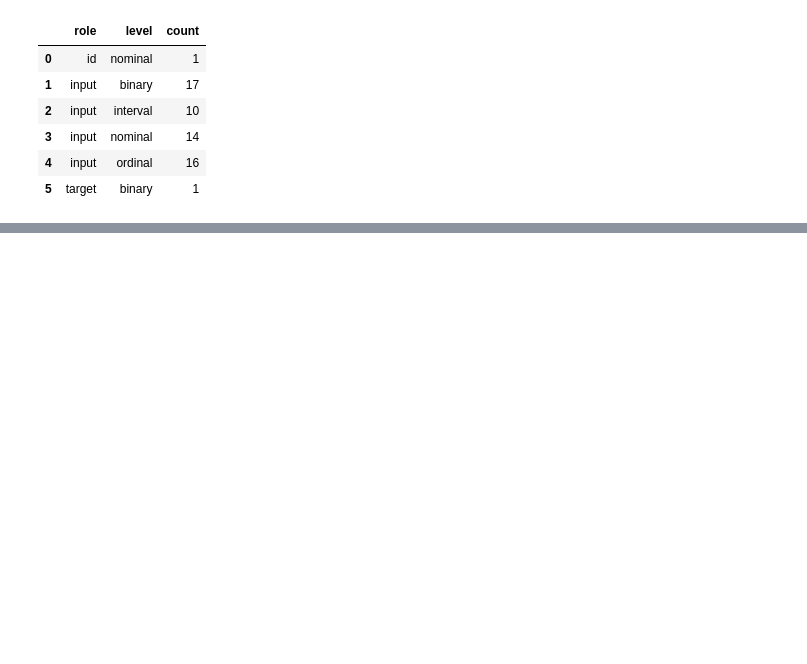
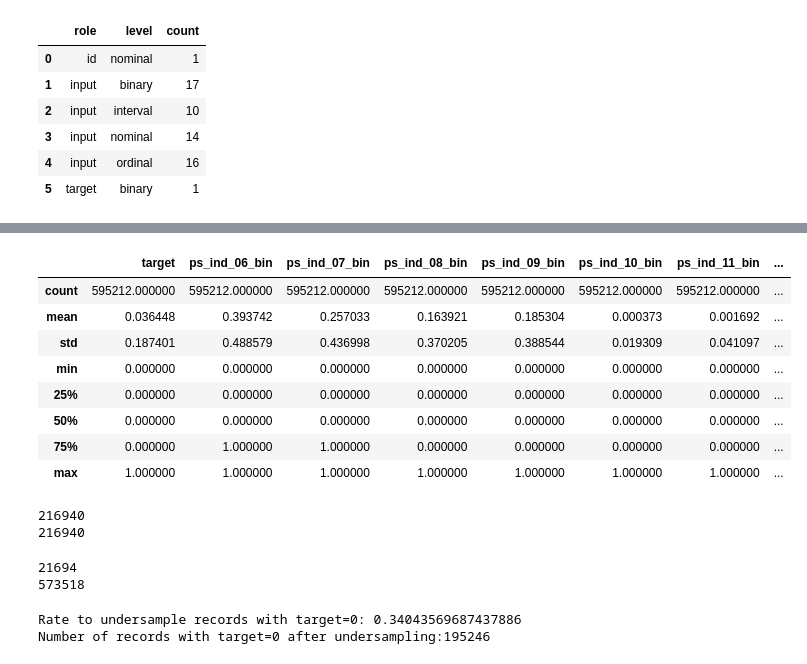
Before and after one commit to deokhye/Kaggle_personal, a Jupyter notebook: # 1. data preparation & exploration.ipynb, the cells around one changed output, grey strips where cells are left out. Cells and saved outputs as stored; diff of their text form; code cells hidden in the pictures; blank space fills up the shorter version.

Commit message:
imbalanced handling 까지

```diff
--- a/# 1. data preparation & exploration.ipynb
+++ b/# 1. data preparation & exploration.ipynb
@@ -161,0 +206,28 @@ pd.DataFrame({'count': meta.groupby(['role', 'level'])['role'].size()}).reset_in
+# %%
+# binarary variables
+v = meta[(meta.level == 'binary') & (meta.keep)].index
+train[v].describe()
+# %% [output]
+|  | target | ps_ind_06_bin | ps_ind_07_bin | ps_ind_08_bin | ps_ind_09_bin | ps_ind_10_bin | ps_ind_11_bin | ... |
+| count | 595212.000000 | 595212.000000 | 595212.000000 | 595212.000000 | 595212.000000 | 595212.000000 | 595212.000000 | ... |
+| mean | 0.036448 | 0.393742 | 0.257033 | 0.163921 | 0.185304 | 0.000373 | 0.001692 | ... |
+| std | 0.187401 | 0.488579 | 0.436998 | 0.370205 | 0.388544 | 0.019309 | 0.041097 | ... |
+| min | 0.000000 | 0.000000 | 0.000000 | 0.000000 | 0.000000 | 0.000000 | 0.000000 | ... |
+| 25% | 0.000000 | 0.000000 | 0.000000 | 0.000000 | 0.000000 | 0.000000 | 0.000000 | ... |
+| 50% | 0.000000 | 0.000000 | 0.000000 | 0.000000 | 0.000000 | 0.000000 | 0.000000 | ... |
+| 75% | 0.000000 | 1.000000 | 1.000000 | 0.000000 | 0.000000 | 0.000000 | 0.000000 | ... |
+| max | 1.000000 | 1.000000 | 1.000000 | 1.000000 | 1.000000 | 1.000000 | 1.000000 | ... |
+# %%
+print(len(train.target == 0))
+print(len(train.target == 1))
+# %% [output]
+216940
+216940
+# %%
+print(len(train[(train.target == 1)]))
+print(len(train[(train.target == 0)]))
+
+# between target = 1 and target = 0 -> strongly imbalanced(3.645%)
+# %% [output]
+21694
+573518
@@ -161,0 +238,29 @@ pd.DataFrame({'count': meta.groupby(['role', 'level'])['role'].size()}).reset_in
+# %%
+# we have a rather larger training set, we can go for undersampling
+desired_apriori = 0.10
+
+# get the indices per garget value
+idx_0 = train[train.target == 0].index
+idx_1 = train[train.target == 1].index
+
+# get original number of records per target value
+nb_0 = len(train.loc[idx_0]) # 573518
+nb_1 = len(train.loc[idx_1]) # 21694
+
+# calcuate the undersampling rate and resulting number of records with target = 0
+undersampling_rate = ((1-desired_apriori)*nb_1) / (nb_0*desired_apriori)
+undersampled_nb_0 = int(undersampling_rate*nb_0)
+print('Rate to undersample records with target=0: {}'.format(undersampling_rate))
+print('Number of records with target=0 after undersampling:{}'.format(undersampled_nb_0))
+
+# randomly select records with target = 0 to get at the desired a priori
+undersampled_idx = shuffle(idx_0, random_state=37, n_samples = undersampled_nb_0)
+
+# construct list with remaing indices
+idx_list = list(undersampled_idx) + list(idx_1)
+
+#return undersample data frame
+train = train.loc[idx_list].reset_index(drop=True)
+# %% [output]
+Rate to undersample records with target=0: 0.34043569687437886
+Number of records with target=0 after undersampling:195246
```
Also changed, not shown: parts of 6 cells of this notebook.
